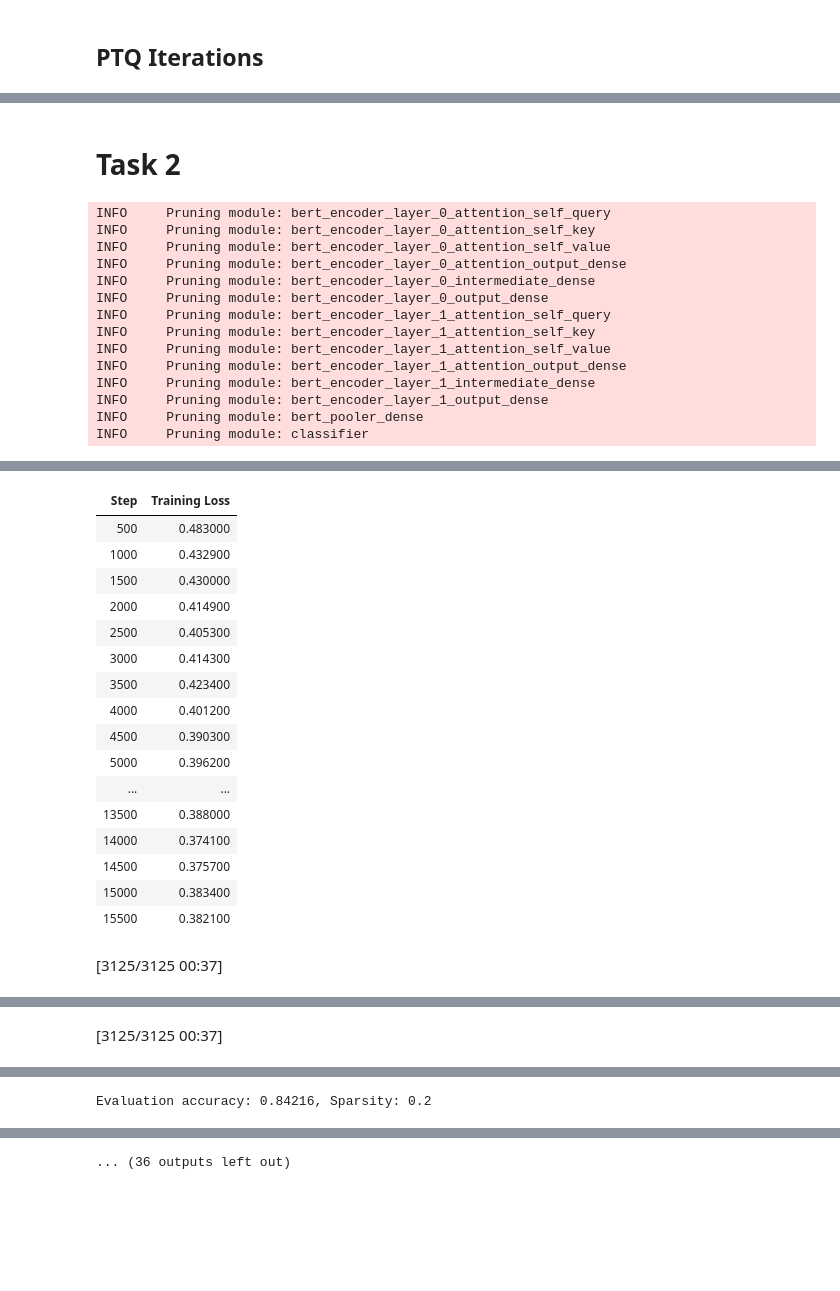
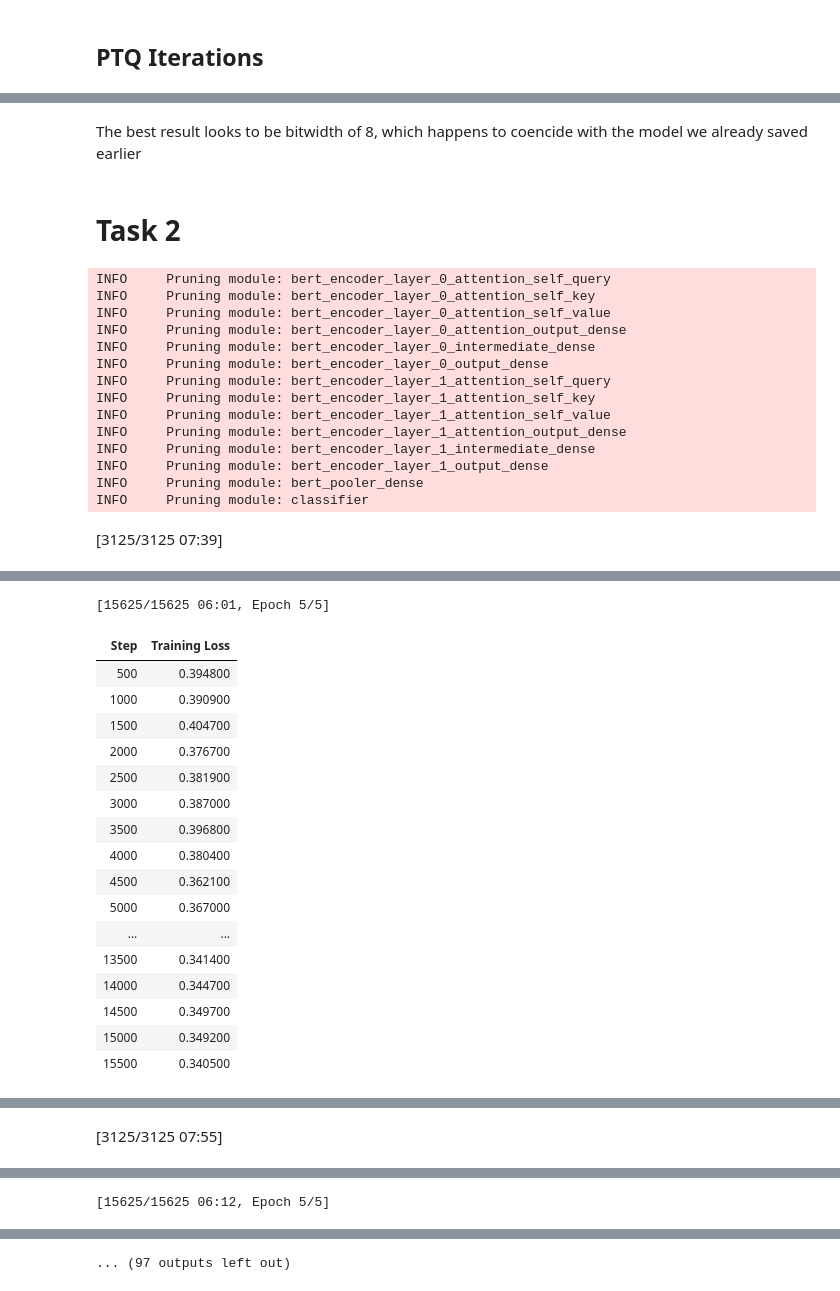
Before and after one commit to rahgun04/ELEC70109-Advanced-Deep-Learning-Systems, a Jupyter notebook: labs/Lab1.ipynb, the cells around one changed output, grey strips where cells are left out. Drawn from its saved outputs; the diff is of its cells as text; code cells hidden in the pictures; blank space fills up the shorter version.

```diff
--- a/labs/Lab1.ipynb
+++ b/labs/Lab1.ipynb
@@ -120,8 +111,6 @@ mg.export("../saves/tutorial_3_qat")
 # %%
 from pathlib import Path
 from chop import MaseGraph
-
-mg = MaseGraph.from_checkpoint(f"{Path.home()}/tutorial_3_qat")
 # %%
 import chop.passes as passes
 
@@ -208,8 +217,10 @@ def get_quantisation_config(width):
 
 
 ptq_accuracies = []
+qat_accuracies = []
 
 for width in WIDTHS:
+    mg = MaseGraph.from_checkpoint("../saves/tutorial_2_lora")
     mg, _ = passes.quantize_transform_pass(mg,pass_args=get_quantisation_config(width),)
     trainer = get_trainer(
         model=mg.model,
@@ -220,4 +231,9 @@ for width in WIDTHS:
     eval_results = trainer.evaluate()
     print(f"Evaluation accuracy: {eval_results['eval_accuracy']}, Bit Width: {width}")
     ptq_accuracies.append(eval_results['eval_accuracy'])
+
+    trainer.train()
+    eval_results = trainer.evaluate()
+    print(f"Evaluation accuracy: {eval_results['eval_accuracy']}, Bit Width: {width}")
+    qat_accuracies.append(eval_results['eval_accuracy'])
 # %% [output]
@@ -237,15 +283,0 @@ print(ptq_accuracies)
-# %%
-qat_accuracies = []
-
-for width in WIDTHS:
-    mg, _ = passes.quantize_transform_pass(mg,pass_args=get_quantisation_config(width),)
-    trainer = get_trainer(
-        model=mg.model,
-        tokenized_dataset=dataset,
-        tokenizer=tokenizer,
-        evaluate_metric="accuracy",
-    )
-    trainer.train()
-    eval_results = trainer.evaluate()
-    print(f"Evaluation accuracy: {eval_results['eval_accuracy']}, Bit Width: {width}")
-    qat_accuracies.append(eval_results['eval_accuracy'])
@@ -285,3 +284,5 @@ print(best_PTQ_width, best_QAT_width)
+# %% [markdown]
+The best result looks to be bitwidth of 8, which happens to coencide with the model we already saved earlier
 # %% [markdown]
 # Task 2
 # %%
@@ -292,15 +293,17 @@ import numpy as np
 SPARSITIES = np.arange(0.1, 1, 0.1)
 pruned_accuracies = {"l1-norm": [],
                      "random" : []}
+pruned_trained_accuracies = {"l1-norm": [],
+                     "random" : []}
 def get_pruning_config(sparsity, mode):
     pruning_config = {
         "weight": {
-            "sparsity": 0.5,
+            "sparsity": sparsity,
             "method": mode,
             "scope": "local",
         },
         "activation": {
-            "sparsity": 0.5,
+            "sparsity": sparsity,
             "method": mode,
             "scope": "local",
         },
@@ -311,6 +314,7 @@ def get_pruning_config(sparsity, mode):
 
 for mode in ["l1-norm", "random"]:
     for sparsity in SPARSITIES:
+        mg = MaseGraph.from_checkpoint("../saves/tutorial_3_qat")
         mg, _ = passes.quantize_transform_pass(mg,pass_args=get_quantisation_config(32),)
         mg.model.to("cuda:0")
         mg, _ = passes.prune_transform_pass(mg, pass_args=get_pruning_config(sparsity, mode))
@@ -322,11 +326,15 @@ for mode in ["l1-norm", "random"]:
             evaluate_metric="accuracy",
             num_train_epochs=5,
         )
-        trainer.train()
         # Evaluate accuracy
         eval_results = trainer.evaluate()
         print(f"Evaluation accuracy: {eval_results['eval_accuracy']}, Sparsity: {sparsity}")
         pruned_accuracies[mode].append(eval_results['eval_accuracy'])
+
+        trainer.train()
+        eval_results = trainer.evaluate()
+        print(f"Evaluation accuracy: {eval_results['eval_accuracy']}, Sparsity: {sparsity}")
+        pruned_trained_accuracies[mode].append(eval_results['eval_accuracy'])
 # %% [output]
 INFO     Pruning module: bert_encoder_layer_0_attention_self_query
 INFO     Pruning module: bert_encoder_layer_0_attention_self_key
@@ -342,3 +350,4 @@ INFO     Pruning module: bert_encoder_layer_1_intermediate_dense
 INFO     Pruning module: bert_encoder_layer_1_output_dense
 INFO     Pruning module: bert_pooler_dense
 INFO     Pruning module: classifier
+[3125/3125 07:39]
@@ -346,18 +355,18 @@ INFO     Pruning module: classifier
+[15625/15625 06:01, Epoch 5/5]
 | Step | Training Loss |
-| 500 | 0.483000 |
-| 1000 | 0.432900 |
-| 1500 | 0.430000 |
-| 2000 | 0.414900 |
-| 2500 | 0.405300 |
-| 3000 | 0.414300 |
-| 3500 | 0.423400 |
-| 4000 | 0.401200 |
-| 4500 | 0.390300 |
-| 5000 | 0.396200 |
+| 500 | 0.394800 |
+| 1000 | 0.390900 |
+| 1500 | 0.404700 |
+| 2000 | 0.376700 |
+| 2500 | 0.381900 |
+| 3000 | 0.387000 |
+| 3500 | 0.396800 |
+| 4000 | 0.380400 |
+| 4500 | 0.362100 |
+| 5000 | 0.367000 |
 | ... | ... |
-| 13500 | 0.388000 |
-| 14000 | 0.374100 |
-| 14500 | 0.375700 |
-| 15000 | 0.383400 |
-| 15500 | 0.382100 |
+| 13500 | 0.341400 |
+| 14000 | 0.344700 |
+| 14500 | 0.349700 |
+| 15000 | 0.349200 |
+| 15500 | 0.340500 |
-[3125/3125 00:37]
@@ -397 +388 @@ Evaluation accuracy: 0.83476, Sparsity: 0.1
-[3125/3125 00:37]
+[3125/3125 07:55]
@@ -412 +390 @@ INFO     Pruning module: classifier
-Evaluation accuracy: 0.84216, Sparsity: 0.2
+[15625/15625 06:12, Epoch 5/5]
@@ -414 +422 @@ Evaluation accuracy: 0.84216, Sparsity: 0.2
-... (36 outputs left out)
+... (97 outputs left out)
```
Also changed, not shown: parts of 16 cells of this notebook, 7 other files.
